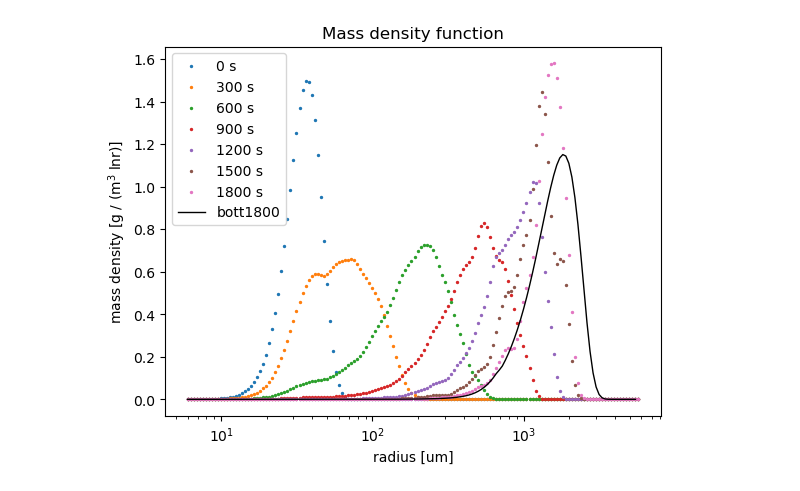
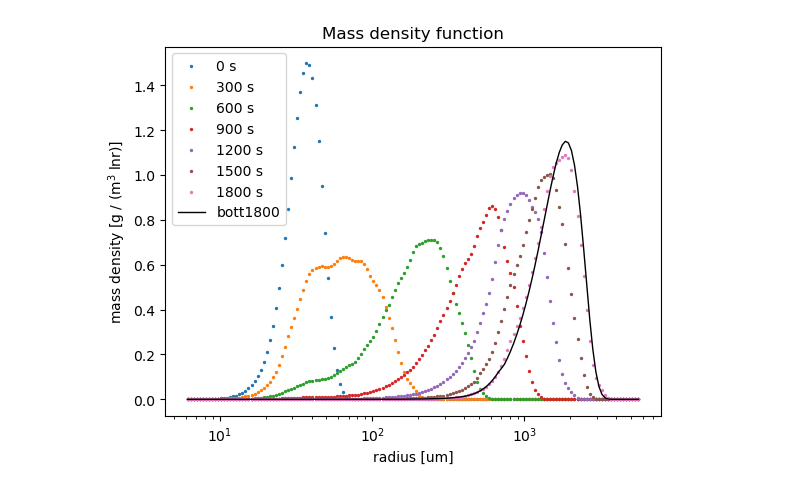
Before and after one commit to AgnieszkaMakulska/libcloudphxx, a Jupyter notebook: models/box/plot_output.ipynb, the cells around one changed output. Cells and saved outputs as stored; diff of their text form; code cells hidden in the pictures.

```diff
--- a/models/box/plot_output.ipynb
+++ b/models/box/plot_output.ipynb
@@ -2,3 +2,4 @@
 import numpy as np
 from matplotlib import pyplot
 import netCDF4
+import math
@@ -6,19 +7,23 @@ bott1800 = np.array([1.38199e-05, 1.57908e-05, 1.79305e-05, 2.02468e-05, 2.27597
 
-fp="./cmake-build-release/data.nc"
+fp="data.nc"
 nc = netCDF4.Dataset(fp)
+bin_edges = 6.*pow(10, -6 + np.arange(150)/50.)
+bins=np.array([])
+for i in range(len(bin_edges)-1):
+    bins=np.append(bins, (bin_edges[i]+bin_edges[i+1])/2)
+
 mass_density=nc["mass density"][:]
-bins = 6.*pow(10, -6 + np.arange(150)/50.)
 legend=[]
-for i in np.arange(0,len(mass_density),300):
-    pyplot.scatter(bins*1e6,mass_density[i,:], s=2)
-    legend.append(str(i)+" s")
-pyplot.plot(bins[:-1]*1e6, bott1800, color='black', linewidth=1)
+for t in np.arange(0,len(mass_density),300):
+    pyplot.scatter(bins*1e6,mass_density[t,:-1], s=2)
+    legend.append(str(t)+" s")
+pyplot.plot(bins*1e6, bott1800, color='black', linewidth=1)
 legend.append('bott1800')
 pyplot.ylabel('mass density [g / (m$^3$ lnr)]')
 pyplot.xlabel('radius [um]')
 pyplot.xscale('log')
 pyplot.legend(legend)
 pyplot.title('Mass density function')
 pyplot.show()
 # %% [output]
-[figure, old version]
+[figure, new version]
```
Also changed, not shown: parts of 7 cells of this notebook, 2 other files.
